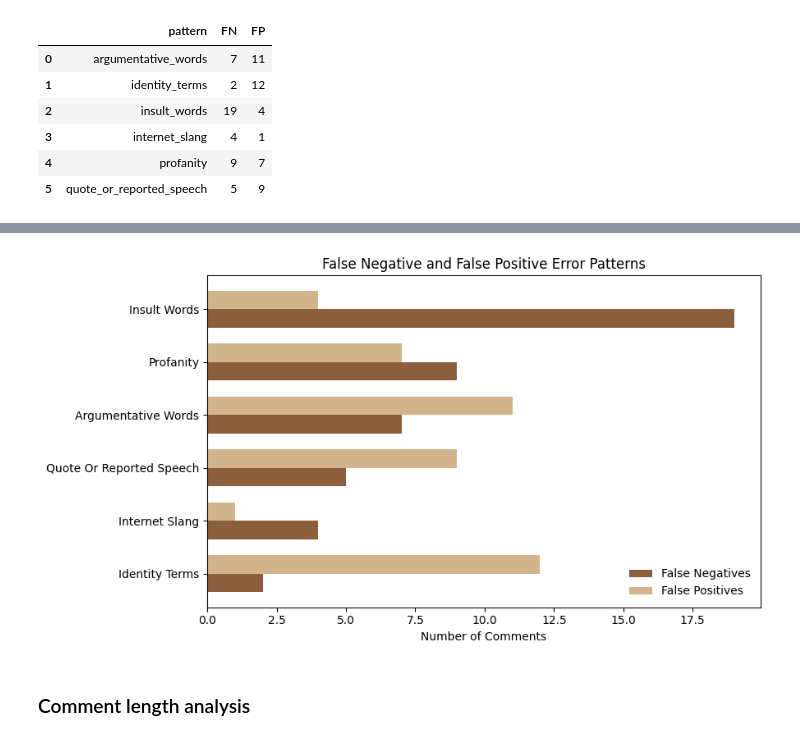
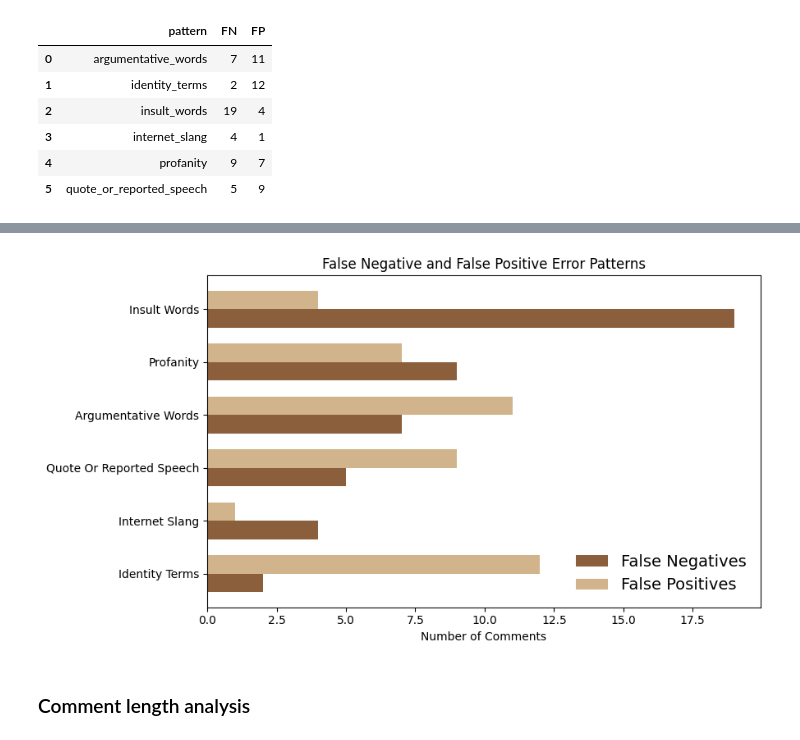
Before and after one commit to meiw02/LLM_project, a Jupyter notebook: notebooks/project.ipynb, the cells around one changed output, grey strips where cells are left out. Cells and saved outputs as stored; diff of their text form; code cells hidden in the pictures.

```diff
--- a/notebooks/project.ipynb
+++ b/notebooks/project.ipynb
@@ -1438,37 +1545,48 @@ plot_df = plot_df.sort_values("FN", ascending=True)
 y = np.arange(len(plot_df))
 bar_height = 0.35
 
-fn_color = "#8B5E3C"
-fp_color = "#D2B48C"
+fn_colors = [
+    "#6B3E26" if p == "insult_words" else "#8B5E3C"
+    for p in plot_df["pattern"]
+]
+
+fp_colors = [
+    "#C49A6C" if p == "identity_terms" else "#D2B48C"
+    for p in plot_df["pattern"]
+]
 
 plt.figure(figsize=(9, 5))
 
 plt.barh(
     y - bar_height / 2,
     plot_df["FN"],
     height=bar_height,
     label="False Negatives",
     color=fn_color
 )
 
 plt.barh(
     y + bar_height / 2,
     plot_df["FP"],
     height=bar_height,
     label="False Positives",
     color=fp_color
 )
 
 plt.yticks(y, plot_df["pattern"])
 plt.xlabel("Number of Comments")
 plt.title("False Negative and False Positive Error Patterns")
 
-plt.legend(frameon=False)
+plt.legend(
+    frameon=False,
+    fontsize=14,
+    loc="lower right"
+)
 
 plt.tight_layout()
 plt.show()
 # %% [output]
-[figure, old version]
+[figure, new version]
 # %% [markdown]
 ### Comment length analysis
 # %%
```
Also changed, not shown: parts of 1 cell of this notebook.
